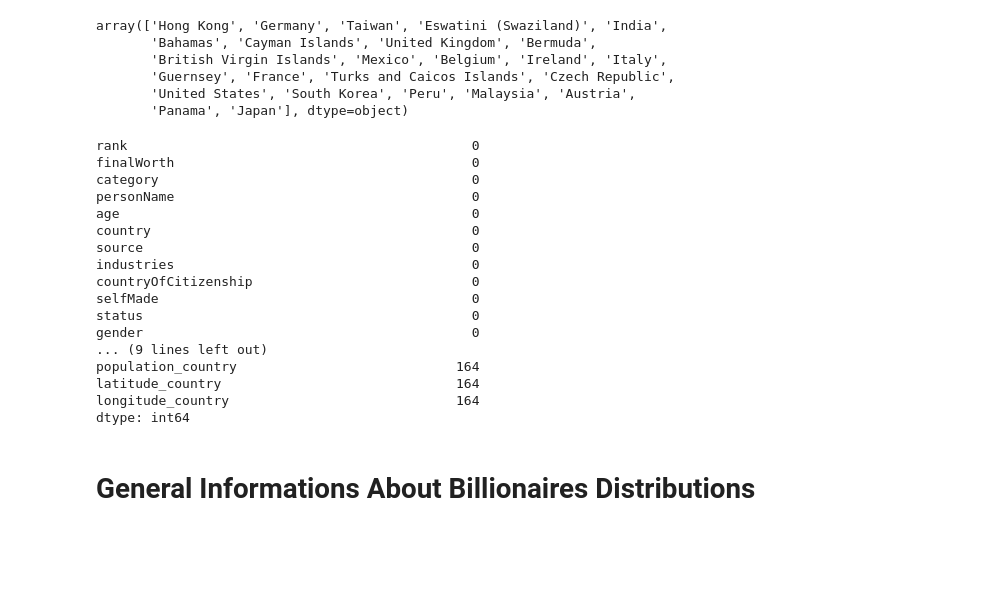
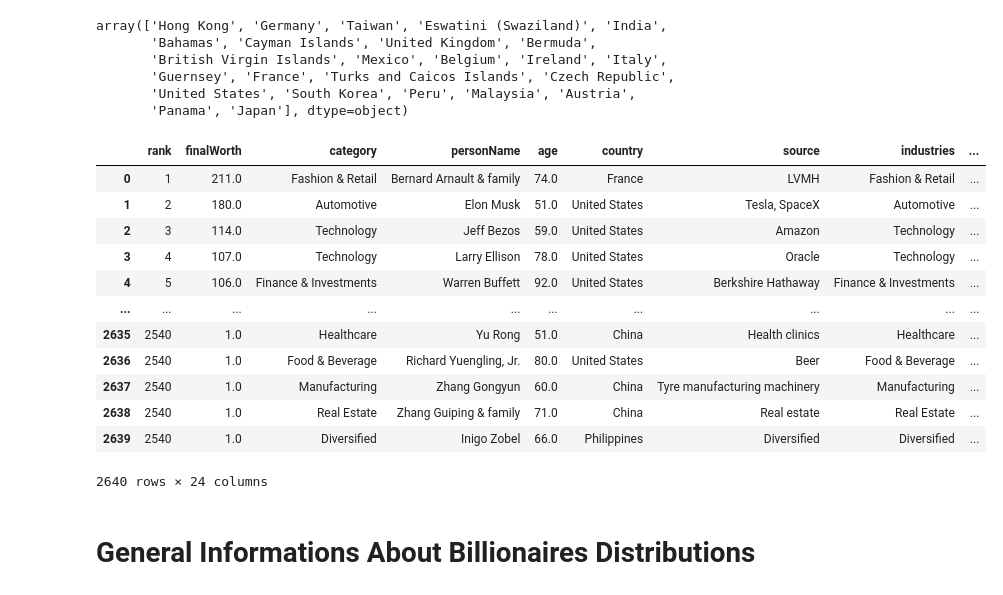
Before and after one commit to gialiubc/project_1, a Jupyter notebook: gia/who_are_the_billionaires.ipynb, the cells around one changed output. Saved outputs shown, nothing was run; the diff lists cells and outputs as text; code cells hidden in the pictures; blank space fills up the shorter version.

```diff
--- a/gia/who_are_the_billionaires.ipynb
+++ b/gia/who_are_the_billionaires.ipynb
@@ -242,2 +223,40 @@ for i in missing_population['country']:
+# %%
+# Find the missing values for population_country
+missing_population = {'country':['Hong Kong', 'Germany', 'Taiwan', 'Eswatini (Swaziland)', 'India',
+       'Bahamas', 'Cayman Islands', 'United Kingdom', 'Bermuda',
+       'British Virgin Islands', 'Mexico', 'Belgium', 'Ireland', 'Italy',
+       'Guernsey', 'France', 'Turks and Caicos Islands', 'Czech Republic',
+       'United States', 'South Korea', 'Peru', 'Malaysia', 'Austria',
+       'Panama', 'Japan'],
+              'population_country': [7.4, 8.3, 23.6, 1.2, 136.6, 0.04, 0.006, 6.7, 0.006, 0.003,
+                                    12.6, 1.1, 5.0, 6.0, 0.006, 6.7, 0.005, 1.1, 32.8, 5.2, 3.3,
+                                    3.2, 0.9, 4.4, 12.6]}
+
+# Fill in null population_country with real-time value
+counter = 0
+for i in missing_population['country']:
+    for index, row in full_df.iterrows():
+        if (row["country"]==i):
+            full_df.at[index, "population_country"] = missing_population['population_country'][counter]
+    counter = counter + 1
+# %%
+# Find the missing values for latitude_country
+missing_latitude = {'country':['Hong Kong', 'Germany', 'Taiwan', 'Eswatini (Swaziland)', 'India',
+       'Bahamas', 'Cayman Islands', 'United Kingdom', 'Bermuda',
+       'British Virgin Islands', 'Mexico', 'Belgium', 'Ireland', 'Italy',
+       'Guernsey', 'France', 'Turks and Caicos Islands', 'Czech Republic',
+       'United States', 'South Korea', 'Peru', 'Malaysia', 'Austria',
+       'Panama', 'Japan'],
+              'latitude_country': [,51.165691,]
+              'longitude_country':[,10.451526,]
+                   }
+
+# Fill in null latitude_country with real-time value
+counter = 0
+for i in missing_population['country']:
+    for index, row in full_df.iterrows():
+        if (row["country"]==i):
+            full_df.at[index, "latitude_country"] = missing_population['latitude_country'][counter]
+    counter = counter + 1
 # %%
 # Fill in null gdp_country with real-time value
@@ -251,25 +270,21 @@ array(['Hong Kong', 'Germany', 'Taiwan', 'Eswatini (Swaziland)', 'India',
        'United States', 'South Korea', 'Peru', 'Malaysia', 'Austria',
        'Panama', 'Japan'], dtype=object)
 # %%
-full_df.isnull().sum()
+full_df
 # %% [output]
+|  | rank | finalWorth | category | personName | age | country | source | industries | ... |
+| 0 | 1 | 211.0 | Fashion & Retail | Bernard Arnault & family | 74.0 | France | LVMH | Fashion & Retail | ... |
+| 1 | 2 | 180.0 | Automotive | Elon Musk | 51.0 | United States | Tesla, SpaceX | Automotive | ... |
+| 2 | 3 | 114.0 | Technology | Jeff Bezos | 59.0 | United States | Amazon | Technology | ... |
+| 3 | 4 | 107.0 | Technology | Larry Ellison | 78.0 | United States | Oracle | Technology | ... |
+| 4 | 5 | 106.0 | Finance & Investments | Warren Buffett | 92.0 | United States | Berkshire Hathaway | Finance & Investments | ... |
+| ... | ... | ... | ... | ... | ... | ... | ... | ... | ... |
+| 2635 | 2540 | 1.0 | Healthcare | Yu Rong | 51.0 | China | Health clinics | Healthcare | ... |
+| 2636 | 2540 | 1.0 | Food & Beverage | Richard Yuengling, Jr. | 80.0 | United States | Beer | Food & Beverage | ... |
+| 2637 | 2540 | 1.0 | Manufacturing | Zhang Gongyun | 60.0 | China | Tyre manufacturing machinery | Manufacturing | ... |
+| 2638 | 2540 | 1.0 | Real Estate | Zhang Guiping & family | 71.0 | China | Real estate | Real Estate | ... |
+| 2639 | 2540 | 1.0 | Diversified | Inigo Zobel | 66.0 | Philippines | Diversified | Diversified | ... |
-rank                                            0
-finalWorth                                      0
-category                                        0
-personName                                      0
-age                                             0
-country                                         0
-source                                          0
-industries                                      0
-countryOfCitizenship                            0
-selfMade                                        0
-status                                          0
-gender                                          0
-... (9 lines left out)
-population_country                            164
-latitude_country                              164
-longitude_country                             164
-dtype: int64
+2640 rows × 24 columns
 # %% [markdown]
 # General Informations About Billionaires Distributions
 # %%
```
Also changed, not shown: parts of 7 cells of this notebook.
